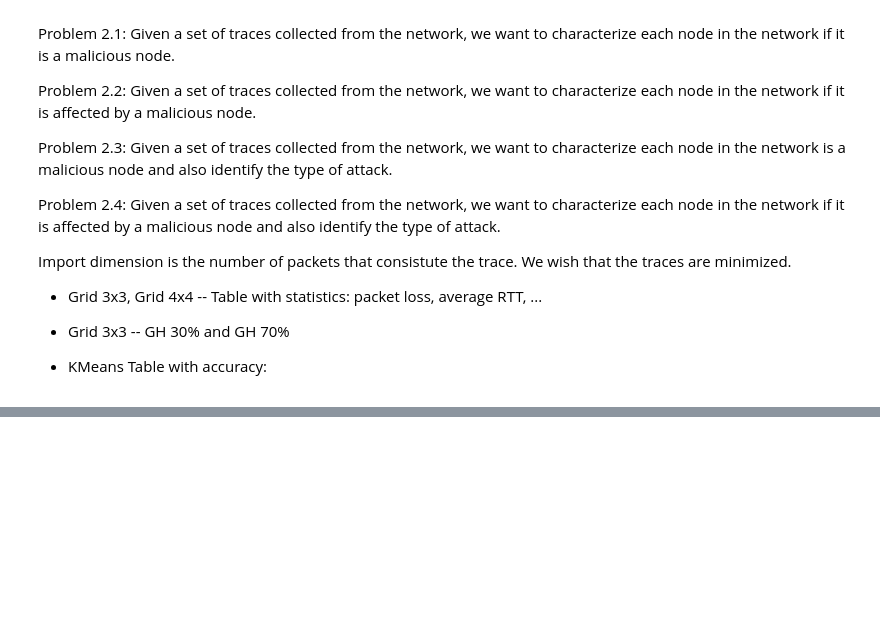
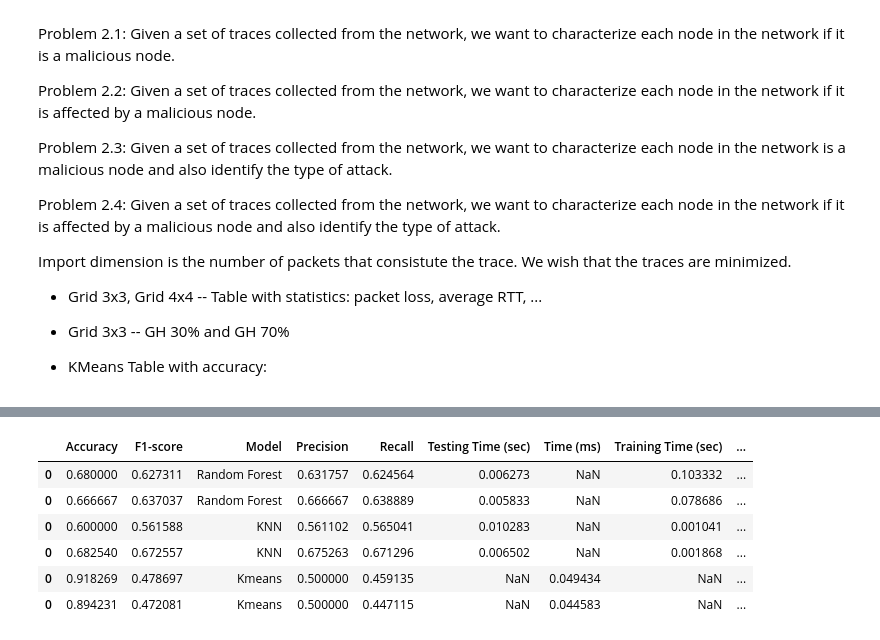
Before and after one commit to ichatz/iot-netprofiler, a Jupyter notebook: results/Results.ipynb, the cells around one changed output, grey strips where cells are left out. Cells and saved outputs as stored; diff of their text form; code cells hidden in the pictures; blank space fills up the shorter version.

```diff
--- a/results/Results.ipynb
+++ b/results/Results.ipynb
@@ -148,0 +195,10 @@ results_total_nodes.head()
+# %%
+results
+# %% [output]
+|  | Accuracy | F1-score | Model | Precision | Recall | Testing Time (sec) | Time (ms) | Training Time (sec) | ... |
+| 0 | 0.680000 | 0.627311 | Random Forest | 0.631757 | 0.624564 | 0.006273 | NaN | 0.103332 | ... |
+| 0 | 0.666667 | 0.637037 | Random Forest | 0.666667 | 0.638889 | 0.005833 | NaN | 0.078686 | ... |
+| 0 | 0.600000 | 0.561588 | KNN | 0.561102 | 0.565041 | 0.010283 | NaN | 0.001041 | ... |
+| 0 | 0.682540 | 0.672557 | KNN | 0.675263 | 0.671296 | 0.006502 | NaN | 0.001868 | ... |
+| 0 | 0.918269 | 0.478697 | Kmeans | 0.500000 | 0.459135 | NaN | 0.049434 | NaN | ... |
+| 0 | 0.894231 | 0.472081 | Kmeans | 0.500000 | 0.447115 | NaN | 0.044583 | NaN | ... |
```
Also changed, not shown: parts of 19 cells of this notebook, 5 other files.
